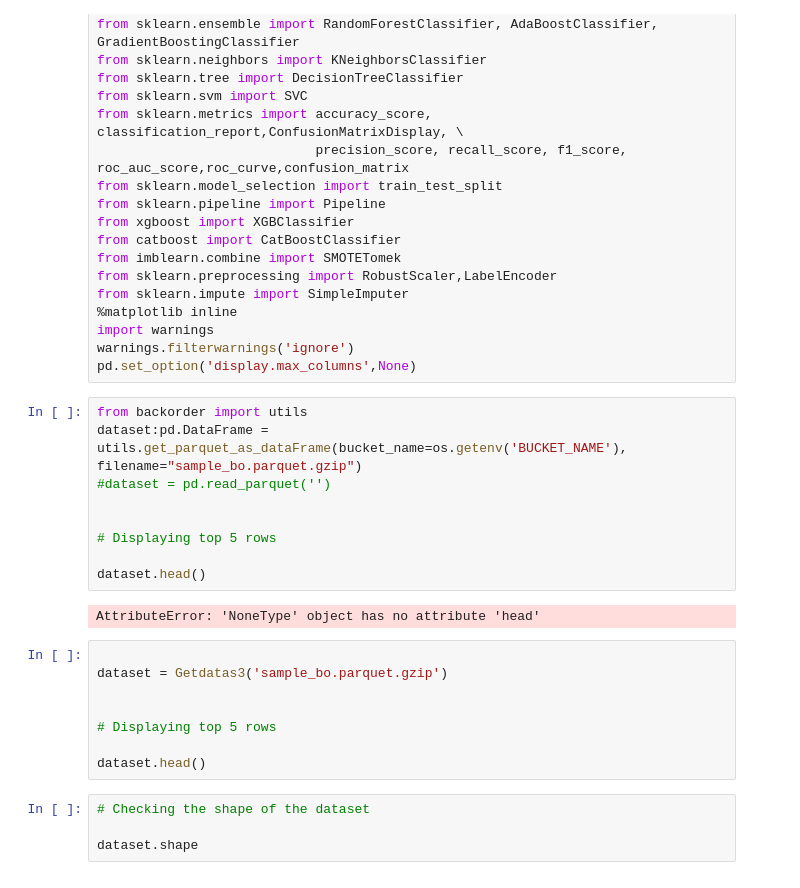
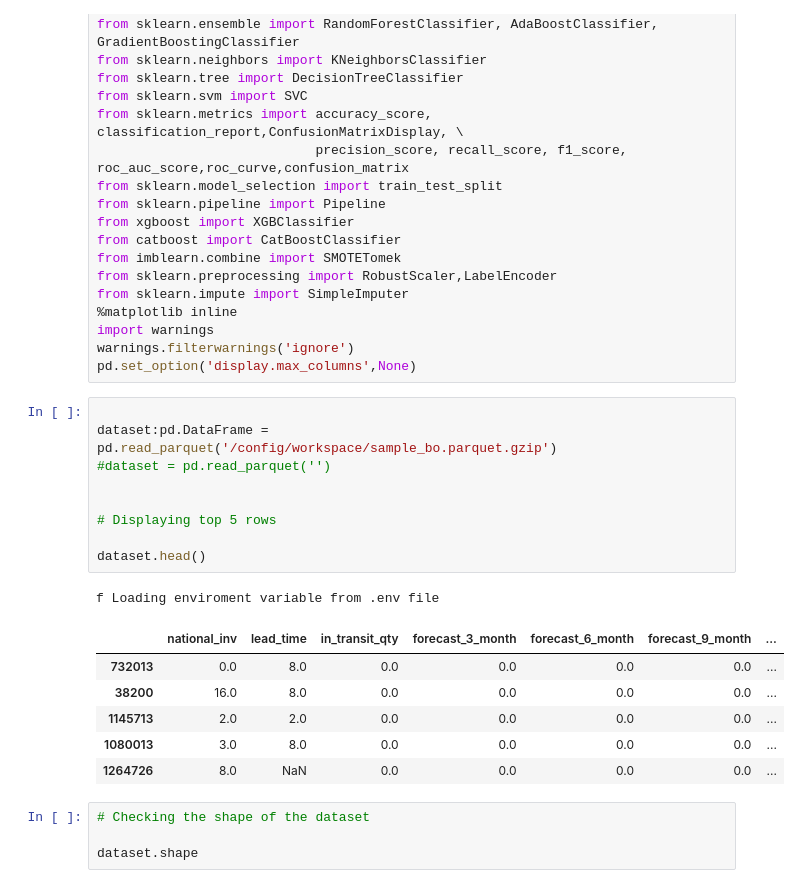
Before and after one commit to medashabari/BackorderPrediction, a Jupyter notebook: notebook/back-order-prediction.ipynb, the cells around one changed output. Cells and saved outputs as stored; diff of their text form.

Commit message:
Completed Data validation

```diff
--- a/notebook/back-order-prediction.ipynb
+++ b/notebook/back-order-prediction.ipynb
@@ -64,24 +64,22 @@ import warnings
 warnings.filterwarnings('ignore')
 pd.set_option('display.max_columns',None)
 # %%
-from backorder import utils
-dataset:pd.DataFrame = utils.get_parquet_as_dataFrame(bucket_name=os.getenv('BUCKET_NAME'), filename="sample_bo.parquet.gzip")
+
+dataset:pd.DataFrame = pd.read_parquet('/config/workspace/sample_bo.parquet.gzip')
 #dataset = pd.read_parquet('')
 
 
 # Displaying top 5 rows
 
 dataset.head()
 # %% [output]
-AttributeError: 'NoneType' object has no attribute 'head'
+f Loading enviroment variable from .env file
+|  | national_inv | lead_time | in_transit_qty | forecast_3_month | forecast_6_month | forecast_9_month | ... |
+| 732013 | 0.0 | 8.0 | 0.0 | 0.0 | 0.0 | 0.0 | ... |
+| 38200 | 16.0 | 8.0 | 0.0 | 0.0 | 0.0 | 0.0 | ... |
+| 1145713 | 2.0 | 2.0 | 0.0 | 0.0 | 0.0 | 0.0 | ... |
+| 1080013 | 3.0 | 8.0 | 0.0 | 0.0 | 0.0 | 0.0 | ... |
+| 1264726 | 8.0 | NaN | 0.0 | 0.0 | 0.0 | 0.0 | ... |
-# %%
-
-dataset = Getdatas3('sample_bo.parquet.gzip')
-
-
-# Displaying top 5 rows
-
-dataset.head()
 # %%
 # Checking the shape of the dataset
 
```
Also changed, not shown: parts of 1 cell of this notebook, 9 other files.
